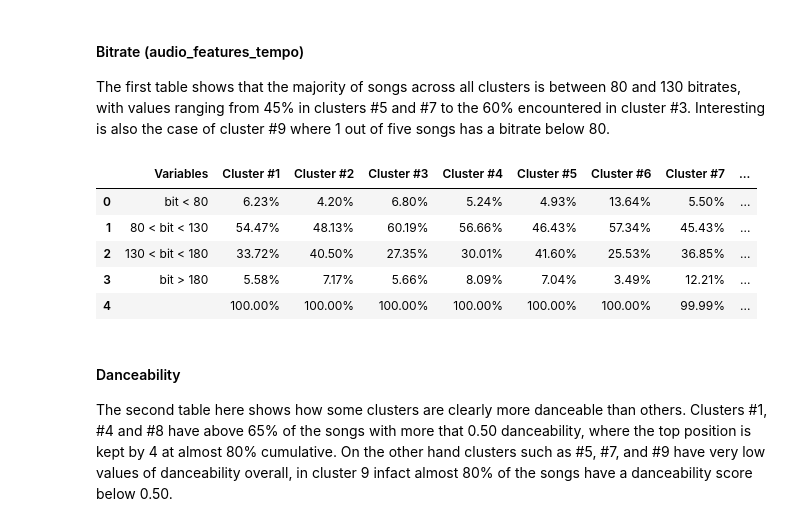
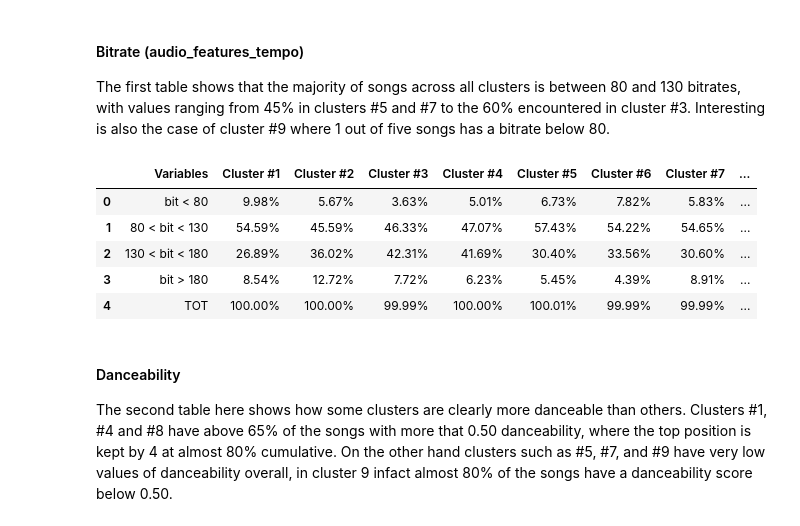
Before and after one commit to FilMastro/ADM-Homework4, a Jupyter notebook: HW4.ipynb, the cells around one changed output. Drawn from its saved outputs; the diff is of its cells as text; code cells hidden in the pictures.

```diff
--- a/HW4.ipynb
+++ b/HW4.ipynb
@@ -767,14 +785,14 @@ From here on out we begin the analysis. We decided to use 6 variables
 #### Bitrate (audio_features_tempo)
 The first table shows that the majority of songs across all clusters is between 80 and 130 bitrates, with values ranging from 45% in clusters #5 and #7 to the 60% encountered in cluster #3. Interesting is also the case of cluster #9 where 1 out of five songs has a bitrate below 80.
 # %%
-printPivotTable("bit")
+printPivotTableBit(diz)
 # %% [output]
 |  | Variables | Cluster #1 | Cluster #2 | Cluster #3 | Cluster #4 | Cluster #5 | Cluster #6 | Cluster #7 | ... |
-| 0 | bit < 80 | 6.23% | 4.20% | 6.80% | 5.24% | 4.93% | 13.64% | 5.50% | ... |
-| 1 | 80 < bit < 130 | 54.47% | 48.13% | 60.19% | 56.66% | 46.43% | 57.34% | 45.43% | ... |
-| 2 | 130 < bit < 180 | 33.72% | 40.50% | 27.35% | 30.01% | 41.60% | 25.53% | 36.85% | ... |
-| 3 | bit > 180 | 5.58% | 7.17% | 5.66% | 8.09% | 7.04% | 3.49% | 12.21% | ... |
-| 4 |  | 100.00% | 100.00% | 100.00% | 100.00% | 100.00% | 100.00% | 99.99% | ... |
+| 0 | bit < 80 | 9.98% | 5.67% | 3.63% | 5.01% | 6.73% | 7.82% | 5.83% | ... |
+| 1 | 80 < bit < 130 | 54.59% | 45.59% | 46.33% | 47.07% | 57.43% | 54.22% | 54.65% | ... |
+| 2 | 130 < bit < 180 | 26.89% | 36.02% | 42.31% | 41.69% | 30.40% | 33.56% | 30.60% | ... |
+| 3 | bit > 180 | 8.54% | 12.72% | 7.72% | 6.23% | 5.45% | 4.39% | 8.91% | ... |
+| 4 | TOT | 100.00% | 100.00% | 99.99% | 100.00% | 100.01% | 99.99% | 99.99% | ... |
 # %% [markdown]
 #### Danceability
 The second table here shows how some clusters are clearly more danceable than others. Clusters #1, #4 and #8 have above 65% of the songs with more that 0.50 danceability, where the top position is kept by 4 at almost 80% cumulative. On the other hand clusters such as #5, #7, and #9 have very low values of danceability overall, in cluster 9 infact almost 80% of the songs have a danceability score below 0.50.
```
Also changed, not shown: parts of 20 cells of this notebook.
